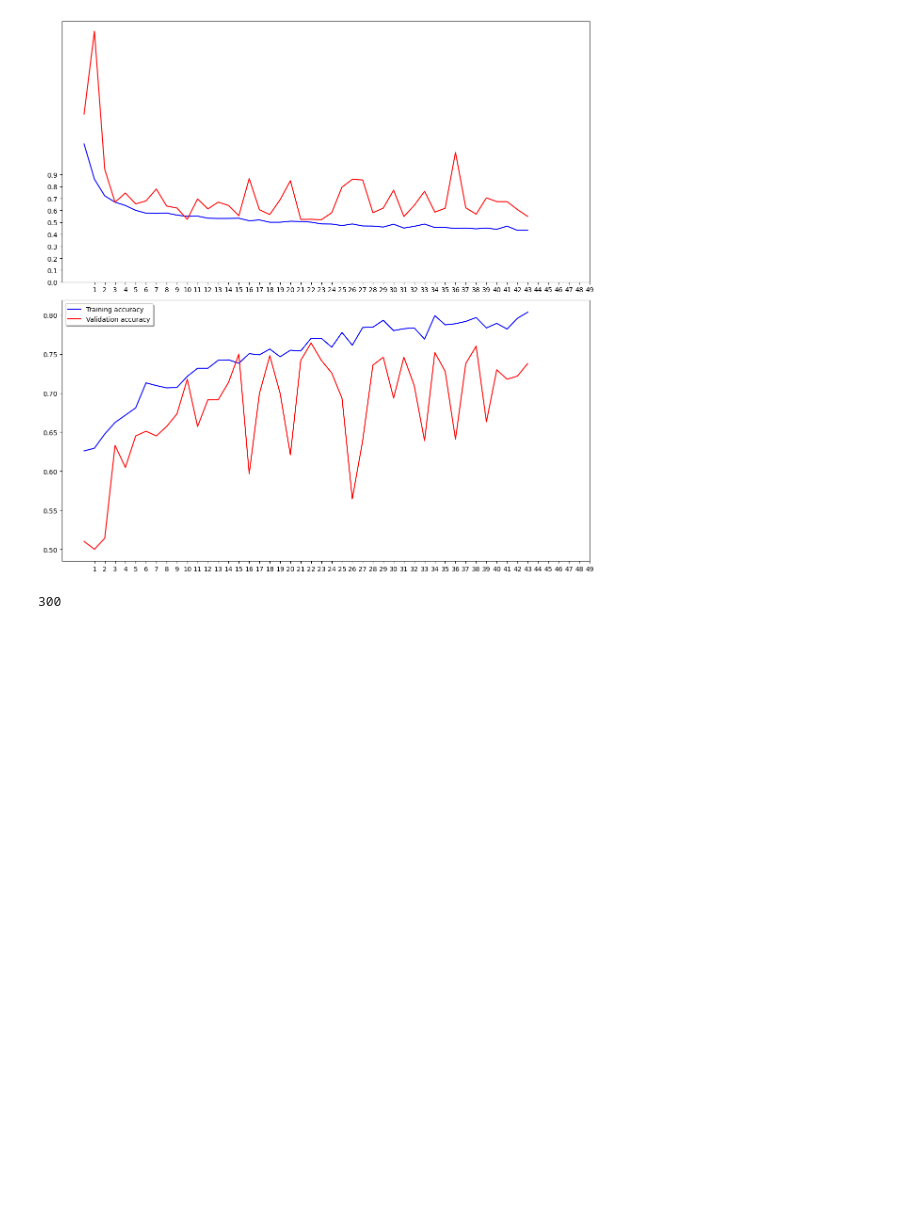
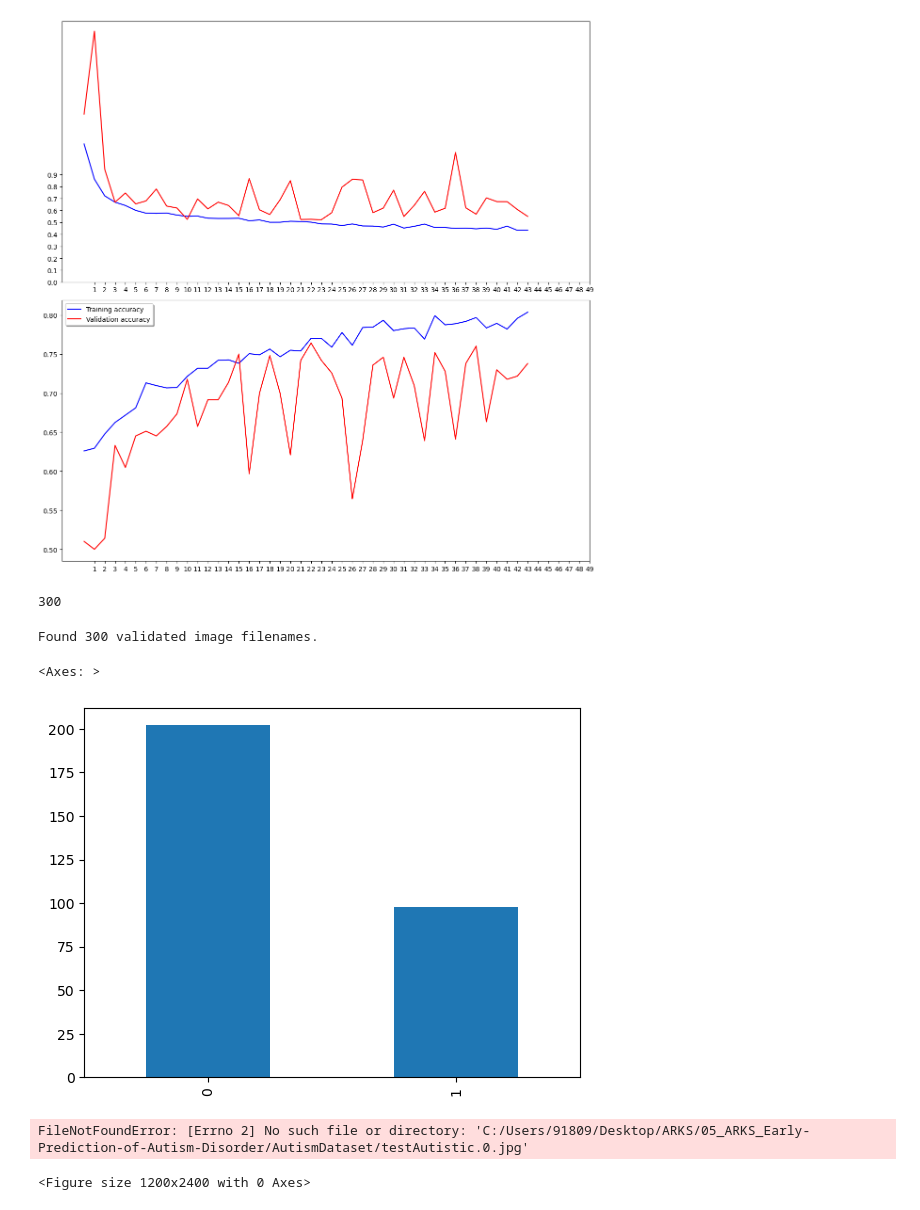
Before and after one commit to Abhirambs-08/05_ARKS_Early-Prediction-of-Autism-Disorder, a Jupyter notebook: CNN_model.ipynb, the cells around one changed output. Saved outputs shown, nothing was run; the diff lists cells and outputs as text; code cells hidden in the pictures; blank space fills up the shorter version.

Commit message:
saved model

```diff
--- a/CNN_model.ipynb
+++ b/CNN_model.ipynb
@@ -245,3 +245,32 @@ nb_samples = test_df.shape[0]
 print(nb_samples)
 # %% [output]
 300
+# %%
+# Create Testing Generator
+test_gen = ImageDataGenerator(rescale=1./255)
+test_generator = test_gen.flow_from_dataframe(
+    test_df,
+    "C:/Users/91809/Desktop/ARKS/05_ARKS_Early-Prediction-of-Autism-Disorder/AutismDataset/test",
+    x_col='filename',
+    y_col=None,
+    class_mode=None,
+    target_size=IMAGE_SIZE,
+    batch_size=batch_size,
+    shuffle=False
+)
+# %% [output]
+Found 300 validated image filenames.
+# %%
+predict = model.predict_generator(test_generator, steps=np.ceil(nb_samples/batch_size))
+# %%
+test_df['category'] = np.argmax(predict, axis=-1)
+# %%
+label_map = dict((v,k) for k,v in train_generator.class_indices.items())
+test_df['category'] = test_df['category'].replace(label_map)
+# %%
+test_df['category'] = test_df['category'].replace({ 'Autistic': 1, 'Non_Autistic': 0 })
+# %%
+test_df['category'].value_counts().plot.bar()
+# %% [output]
+<Axes: >
+[figure, added]
@@ -247,0 +279,16 @@ print(nb_samples)
+# %%
+sample_test = test_df.head(18)
+sample_test.head()
+plt.figure(figsize=(12, 24))
+for index, row in sample_test.iterrows():
+    filename = row['filename']
+    category = row['category']
+    img = load_img("C:/Users/91809/Desktop/ARKS/05_ARKS_Early-Prediction-of-Autism-Disorder/AutismDataset/test"+filename, target_size=IMAGE_SIZE)
+    plt.subplot(6, 3, index+1)
+    plt.imshow(img)
+    plt.xlabel(filename + '(' + "{}".format(category) + ')' )
+plt.tight_layout()
+plt.show()
+# %% [output]
+FileNotFoundError: [Errno 2] No such file or directory: 'C:/Users/91809/Desktop/ARKS/05_ARKS_Early-Prediction-of-Autism-Disorder/AutismDataset/testAutistic.0.jpg'
+<Figure size 1200x2400 with 0 Axes>
```
Also changed, not shown: parts of 1 cell of this notebook, 1 other file.
